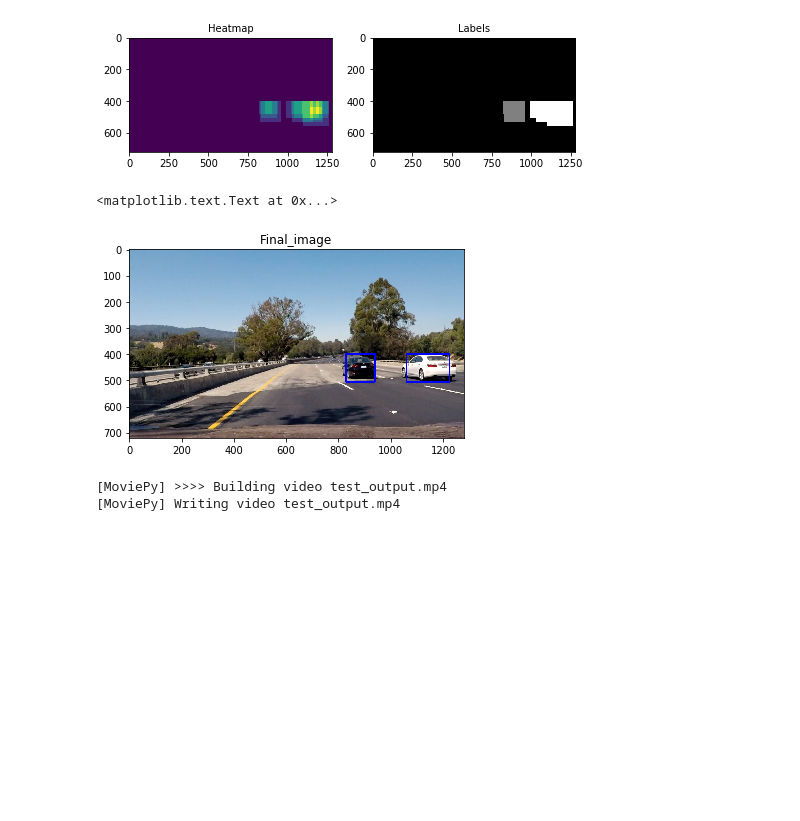
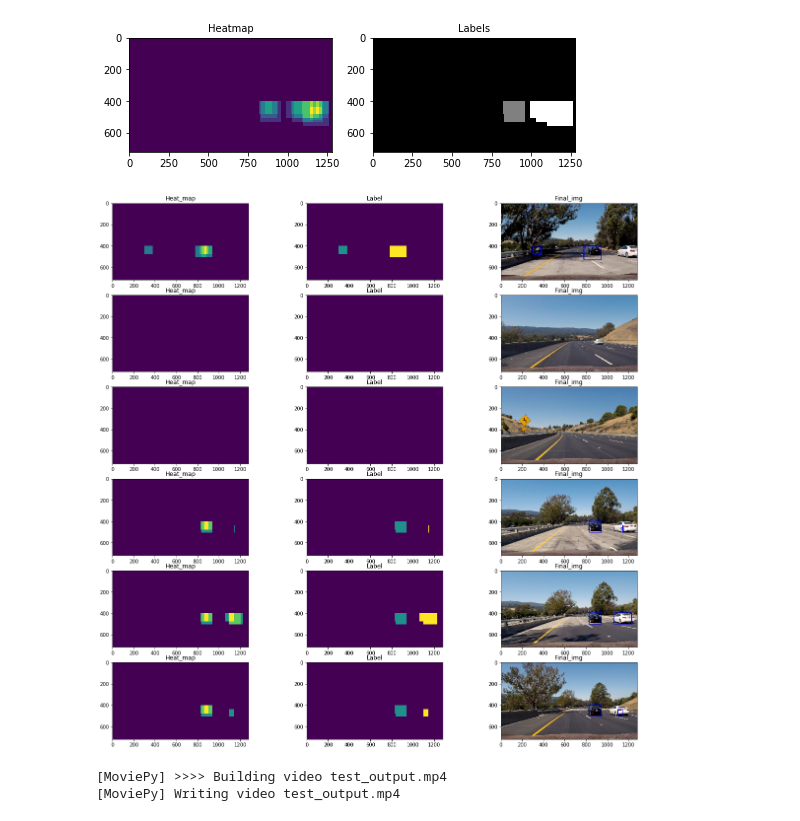
Before and after one commit to sanketgujar/Vehicle_Detection, a Jupyter notebook: Car Detection.ipynb, the cells around one changed output. Saved outputs shown, nothing was run; the diff lists cells and outputs as text; code cells hidden in the pictures; blank space fills up the shorter version.

```diff
--- a/Car Detection.ipynb
+++ b/Car Detection.ipynb
@@ -431,30 +431,43 @@ def find_labeled_boxes(img, labels):
     return bboxes
 # %%
 test_image_final = []
+heat_map_img = []
+label_img = []
 for i in range(len(test_img)):
     image = test_img[i]
     boxes = find_cars(image)
     heat = np.zeros_like(image[:,:,0]).astype(np.float)
     heatmap = add_heat(heat, boxes)
     heatmap = apply_threshold(heatmap,upper =10 ,  lower  = 2)
     labels = label(heatmap)
     bboxes = find_labeled_boxes(image, labels)
     img_box = draw_boxes(image, bboxes, color=(0, 0, 255), thick=6)
 #     plt.imshow(img_box)
 #     plt.title('Testing of BBox')
+    heat_map_img.append(heatmap)
+    label_img.append(labels[0])
     test_image_final.append(img_box)
 
-plt.imshow(test_image_final[4])
-plt.title('Final_image')
+# plt.imshow(test_image_final[4])
+# plt.title('Final_image')
 #plot the images....
-# plt.figure(figsize=(20,20))
-# for i in range(len(test_image_final)):
-#     plt.subplot(3,2,i+1)
-#     plt.title('Test_Final_output')
-#     plt.imshow(test_image_final[i])
+plt.figure(figsize=(20,20))
+cnt = 1
+for i in range(6):
+    plt.subplot(6,3,cnt)
+    plt.title('Heat_map')
+    plt.imshow(heat_map_img[i])
+    cnt+= 1
+    plt.subplot(6,3,cnt)
+    plt.title('Label')
+    plt.imshow(label_img[i])
+    cnt+= 1
+    plt.subplot(6,3,cnt)
+    plt.title('Final_img')
+    plt.imshow(test_image_final[i])
+    cnt+= 1
 # %% [output]
-<matplotlib.text.Text at 0x...>
-[figure, old version]
+[figure, new version]
 # %%
 #good job
 #now lets track the car
```
Also changed, not shown: 1 other file.
